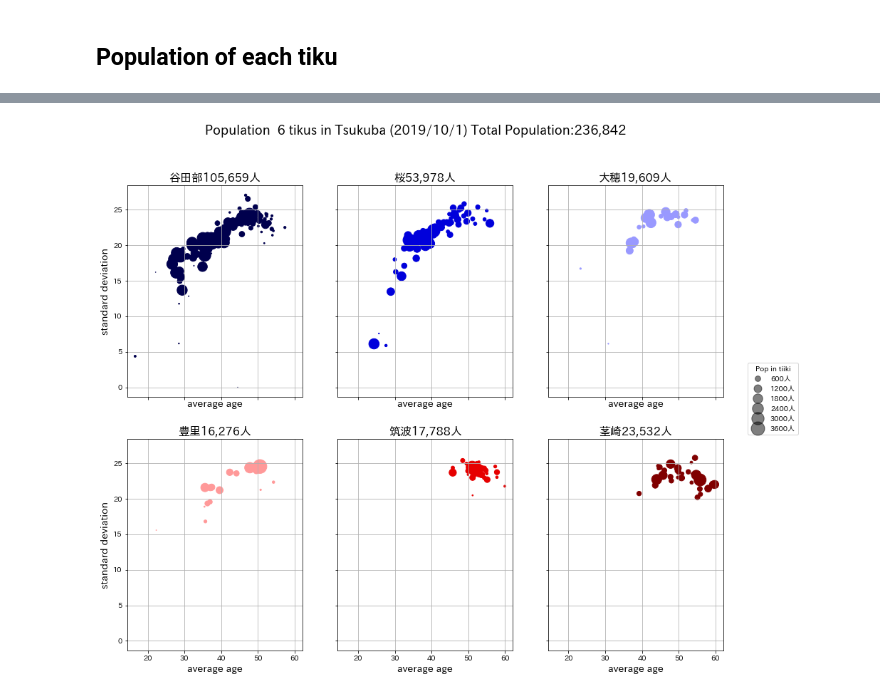
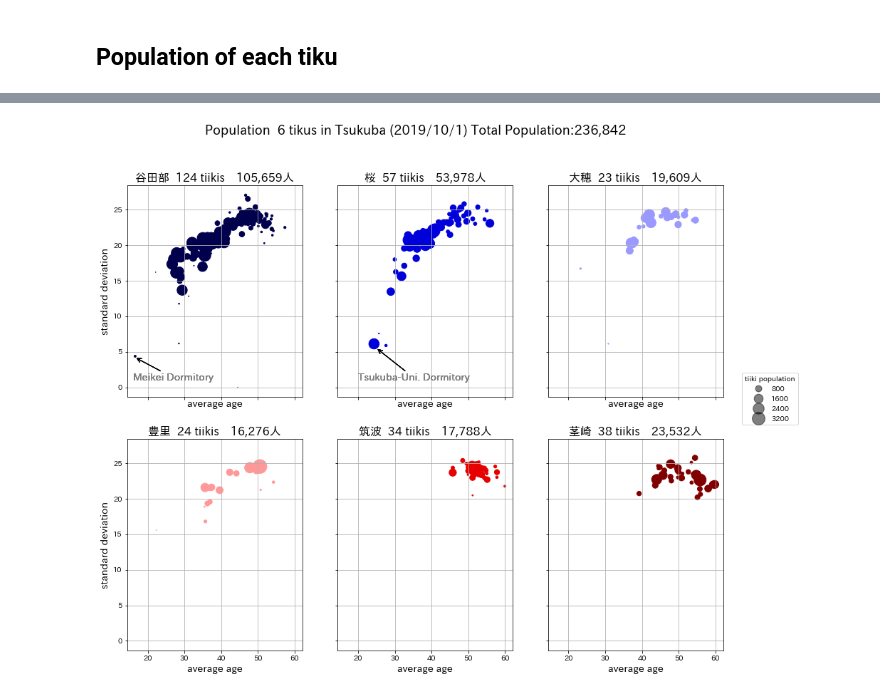
Before and after one commit to sa-ishi/TsukuPopStat, a Jupyter notebook: TsukuAreaPop.ipynb, the cells around one changed output, grey strips where cells are left out. Saved outputs shown, nothing was run; the diff lists cells and outputs as text; code cells hidden in the pictures.

```diff
--- a/TsukuAreaPop.ipynb
+++ b/TsukuAreaPop.ipynb
@@ -210,0 +212,10 @@ print(f'{total:,}人')
+# %%
+tikuname = ['谷田部', '桜', '大穂', '豊里', '筑波', '茎崎']
+tiiki_total = 0
+for i in range(6):
+    # row, col = i // 3, i % 3
+    df_i = df[df['tiku']==i].copy()
+    tiiki_num = len(df_i['地域'].unique())
+    print(tikuname[i] + f' {tiiki_num:} tiikis')
+    tiiki_total += tiiki_num
+print(f'total {tiiki_total:} tiikis')
@@ -222,19 +243,27 @@ for i in range(6):
     df_i = df[df['tiku']==i].copy()
     tikujinko = df_i['合計'].sum()
     total += tikujinko
+    tiiki_num = len(df_i['地域'].unique())
+    tiiki_total += tiiki_num
+
     axs[row, col].scatter(df_i['平均年齢'], df_i['標準偏差'], vmin=0, vmax=5,
                           c=df_i['tiku'], cmap=cm, s=df_i['合計']/10)
-    axs[row, col].set_title(tikuname[i] + f'{tikujinko:,}人' ,fontsize=16)
+    axs[0, 1].annotate("筑波大学生宿舎", xy = (25, 5.5), size = 14, xytext = (20,1),
+                        color = "grey", arrowprops = dict(arrowstyle="->"))
+    axs[0, 0].annotate("茗渓学園寮", xy = (16.6, 4.2), size = 14, xytext = (16,1),
+                        color = "grey", arrowprops = dict(arrowstyle="->"))
+
+    axs[row, col].set_title(tikuname[i] + f'  {tiiki_num:}地域　{tikujinko:,}人' ,
+                            fontsize=16)
     axs[row, col].grid(True)
     if col == 0:
         axs[row, col].set_ylabel('標準偏差', fontsize=14)
     axs[row, col].set_xlabel('平均年齢', fontsize=14)
 
-
-handles, labels = scatter.legend_elements(prop="sizes", num=7, fmt="{x:.0f}0人", alpha=0.5)
+#legend
+handles, labels = scatter.legend_elements(prop="sizes", num=5, fmt="{x:.0f}0人", alpha=0.5)
 legend2 = fig.legend(handles, labels, loc="center right", title="地域人口")
 fig.suptitle('つくば市内6地区300地域の平均年齢と標準偏差　令和1年10月1日'+f'人口{total:,}人', fontsize=18)
 
-#plt.show()
 fig.savefig('chart/6地区別300地域201910' + colormap + '.png')
 # %% [output]
@@ -242,31 +271,38 @@ fig.savefig('chart/6地区別300地域201910' + colormap + '.png')
 # %%
 df = pd.read_csv('data/つくば市R1_10.csv')
 tikuname = ['谷田部', '桜', '大穂', '豊里', '筑波', '茎崎']
 
 fig, axs = plt.subplots(ncols=3,nrows=2,figsize=(15,12), sharex=True, sharey=True)
 # different colors for each tiku
 colormap = 'seismic'
 cm = plt.cm.get_cmap(colormap)
 total = 0
 for i in range(6):
     row, col = i // 3, i % 3
     df_i = df[df['tiku']==i].copy()
     tikujinko = df_i['合計'].sum()
     total += tikujinko
+    tiiki_num = len(df_i['地域'].unique())
+    tiiki_total += tiiki_num
+
     axs[row, col].scatter(df_i['平均年齢'], df_i['標準偏差'], vmin=0, vmax=5,
                           c=df_i['tiku'], cmap=cm, s=df_i['合計']/10)
-    axs[row, col].set_title(tikuname[i] + f'{tikujinko:,}人' ,fontsize=16)
+    axs[0, 1].annotate("Tsukuba-Uni. Dormitory", xy = (25, 5.5), size = 14, xytext = (20,1),
+                        color = "grey", arrowprops = dict(arrowstyle="->"))
+    axs[0, 0].annotate("Meikei Dormitory", xy = (16.6, 4.2), size = 14, xytext = (16,1),
+                        color = "grey", arrowprops = dict(arrowstyle="->"))
+
+    axs[row, col].set_title(tikuname[i] + f'  {tiiki_num:} tiikis　{tikujinko:,}人' ,fontsize=16)
     axs[row, col].grid(True)
     if col == 0:
         axs[row, col].set_ylabel('standard deviation', fontsize=14)
     axs[row, col].set_xlabel('average age', fontsize=14)
 
 #legend
-handles, labels = scatter.legend_elements(prop="sizes", num=7, fmt="{x:.0f}0人", alpha=0.5)
-legend2 = fig.legend(handles, labels, loc="center right", title="Pop in tiiki")
+handles, labels = scatter.legend_elements(prop="sizes", num=5, fmt="{x:.0f}0", alpha=0.5)
+legend2 = fig.legend(handles, labels, loc="center right", title="tiiki population")
 fig.suptitle('Population  6 tikus in Tsukuba (2019/10/1) '+f'Total Population:{total:,}', fontsize=18)
 
-#plt.show()
 fig.savefig('chart/6tiku300tiiki201910' + colormap + '.png')
 # %% [output]
-[figure, old version]
+[figure, new version]
```
Also changed, not shown: parts of 7 cells of this notebook, 4 other files.
